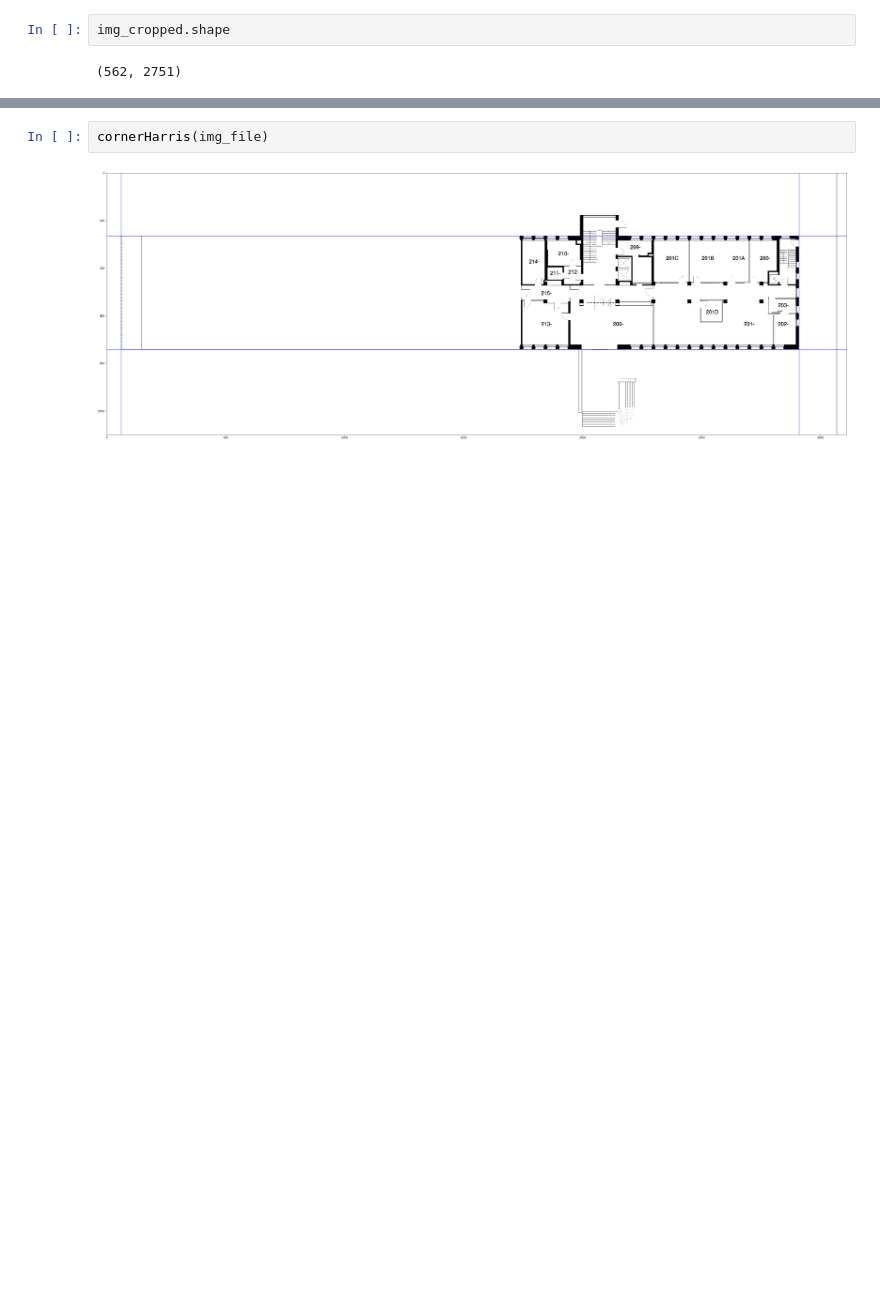
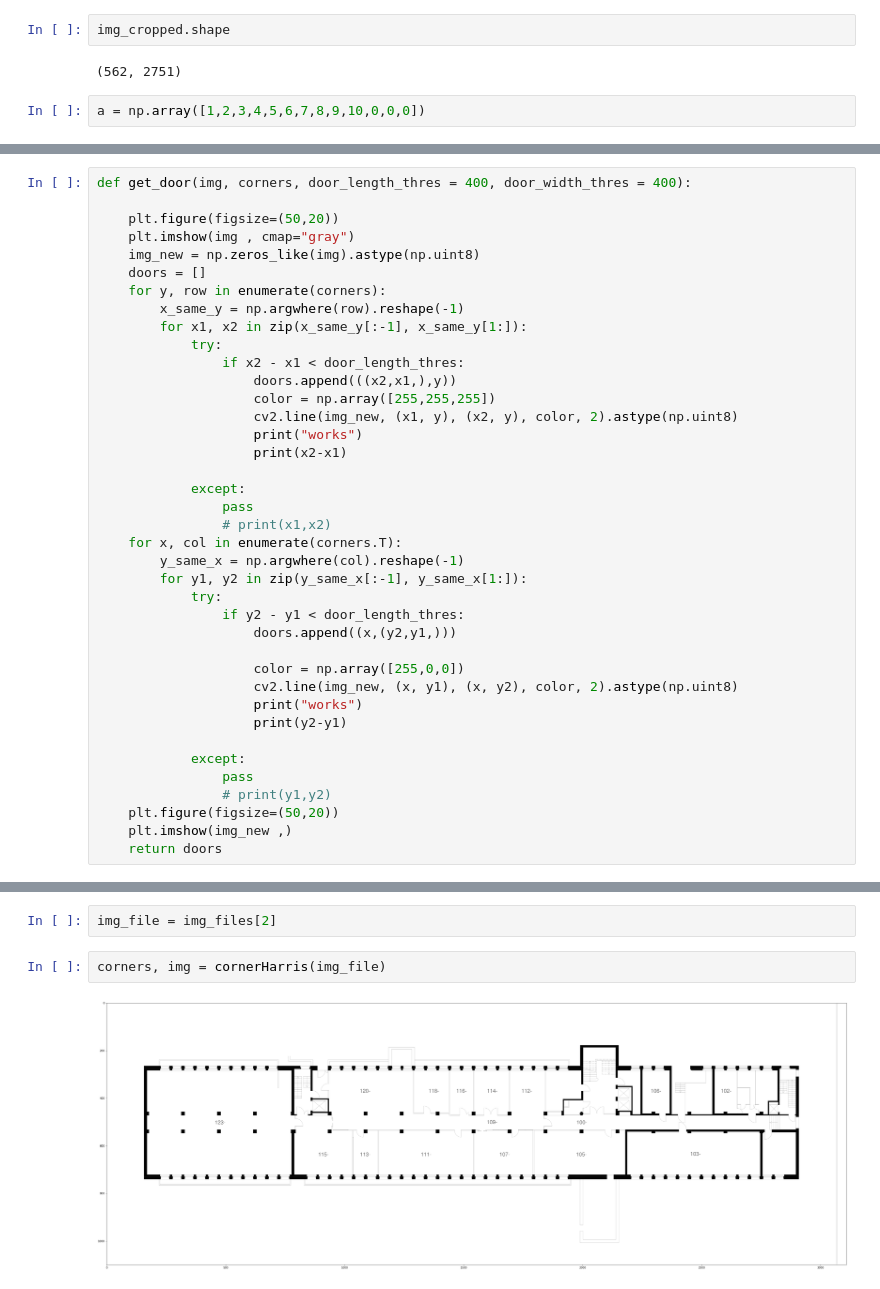
Before and after one commit to thearkamitra/HackZurich2022_LIT, a Jupyter notebook: Corner_explore.ipynb, the cells around one changed output, grey strips where cells are left out. Saved outputs shown, nothing was run; the diff lists cells and outputs as text; blank space fills up the shorter version.

```diff
--- a/Corner_explore.ipynb
+++ b/Corner_explore.ipynb
@@ -49,3 +47,5 @@ plt.imshow(img_cropped, cmap="gray")
 img_cropped.shape
 # %% [output]
 (562, 2751)
+# %%
+a = np.array([1,2,3,4,5,6,7,8,9,10,0,0,0])
@@ -51,0 +69,39 @@ img_cropped.shape
+# %%
+def get_door(img, corners, door_length_thres = 400, door_width_thres = 400):
+
+    plt.figure(figsize=(50,20))
+    plt.imshow(img , cmap="gray")
+    img_new = np.zeros_like(img).astype(np.uint8)
+    doors = []
+    for y, row in enumerate(corners):
+        x_same_y = np.argwhere(row).reshape(-1)
+        for x1, x2 in zip(x_same_y[:-1], x_same_y[1:]):
+            try:
+                if x2 - x1 < door_length_thres:
+                    doors.append(((x2,x1,),y))
+                    color = np.array([255,255,255])
+                    cv2.line(img_new, (x1, y), (x2, y), color, 2).astype(np.uint8)
+                    print("works")
+                    print(x2-x1)
+
+            except:
+                pass
+                # print(x1,x2)
+    for x, col in enumerate(corners.T):
+        y_same_x = np.argwhere(col).reshape(-1)
+        for y1, y2 in zip(y_same_x[:-1], y_same_x[1:]):
+            try:
+                if y2 - y1 < door_length_thres:
+                    doors.append((x,(y2,y1,)))
+
+                    color = np.array([255,0,0])
+                    cv2.line(img_new, (x, y1), (x, y2), color, 2).astype(np.uint8)
+                    print("works")
+                    print(y2-y1)
+
+            except:
+                pass
+                # print(y1,y2)
+    plt.figure(figsize=(50,20))
+    plt.imshow(img_new ,)
+    return doors
@@ -78,4 +217,6 @@ def cornerHarris(img_file,show = True):
+# %%
+img_file = img_files[2]
 # %%
-cornerHarris(img_file)
+corners, img = cornerHarris(img_file)
 # %% [output]
-[figure, old version]
+[figure, new version]
```
Also changed, not shown: parts of 18 cells of this notebook.
